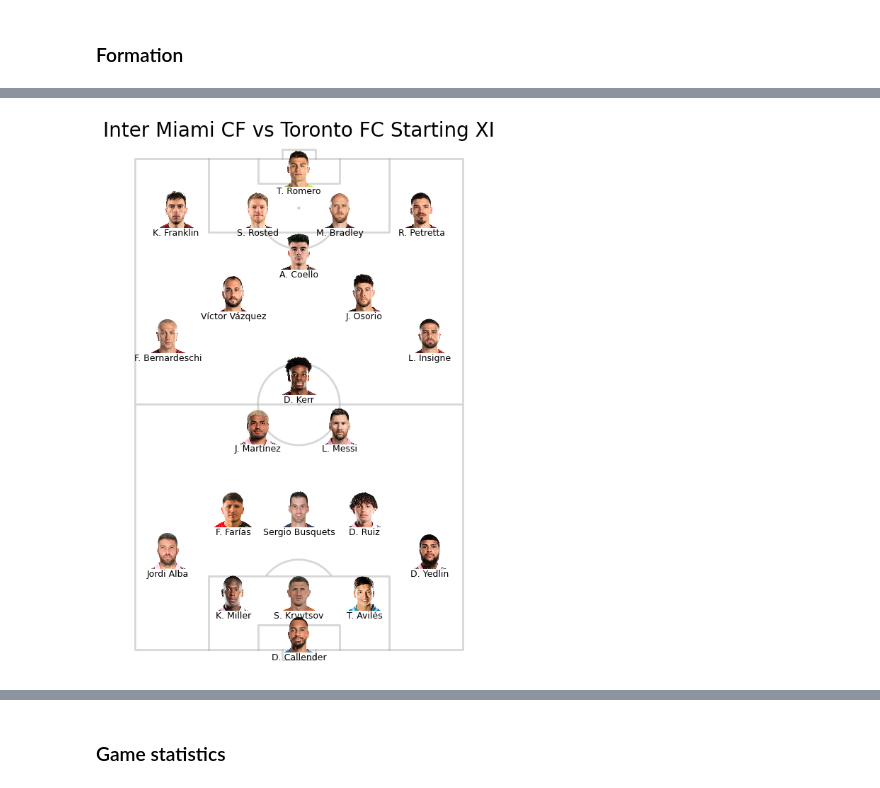
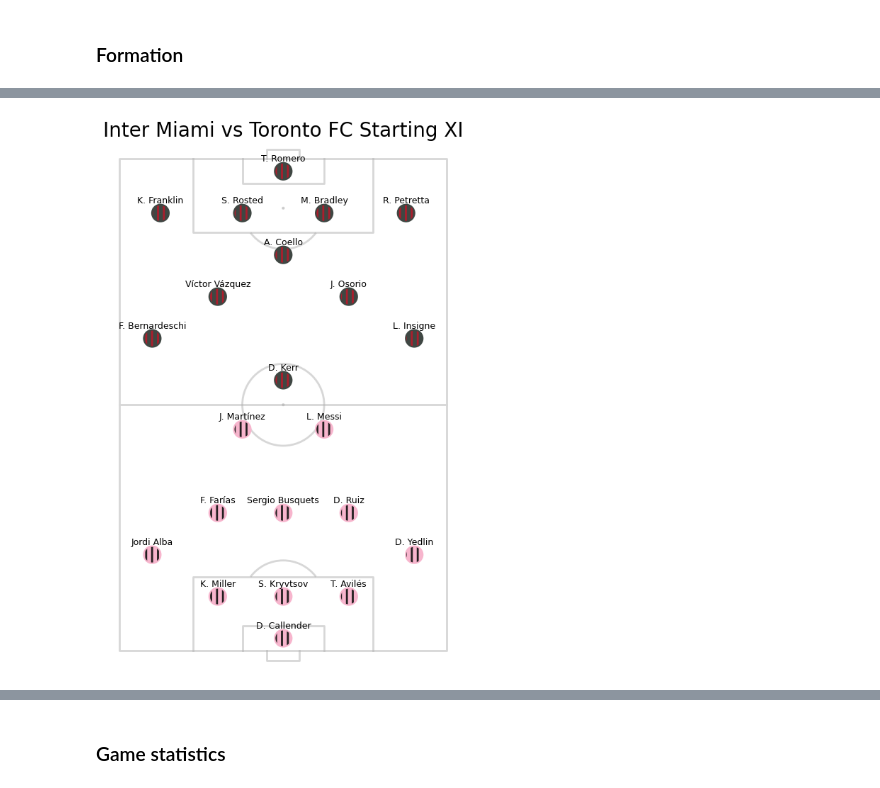
Before and after one commit to akyuzdilhan/FootballDataLab, a Jupyter notebook: AnalyseStatsBomb.ipynb, the cells around one changed output, grey strips where cells are left out. Cells and saved outputs as stored; diff of their text form; code cells hidden in the pictures.

```diff
--- a/AnalyseStatsBomb.ipynb
+++ b/AnalyseStatsBomb.ipynb
@@ -240,12 +271,3 @@ visualize_teams_shot_map(shots)
 [figure]
 # %% [markdown]
 ### Shot freeze frame
-# %%
-df_teams_logo_color = pd.read_csv('datasets/MLS_23_table.csv', usecols=['Team', 'Logo path', 'MainColor', 'SecondaryColor'])
-team_name_mappingSD = {
-    "Los Angeles FC": "LAFC",
-    "Charlotte FC": "Charlotte",
-    "Inter Miami CF": "Inter Miami",
-    "Cincinnati FC": "Cincinnati",
-}
-df_teams_logo_color['Team'] = df_teams_logo_color['Team'].replace(team_name_mappingSD)
@@ -517,4 +403,19 @@ players_image_formation(events_df, tactics)
-# %%
-players_image_vertical_formation(events_df, tactics)
-# %% [output]
-[figure, removed]
+# %%
+def get_starting_xi(event, tactics):
+    teams = events_df['team_name'].unique()
+
+    list_of_xi = []
+    for t in teams:
+        xi_one_team = tactics.merge(
+            events_df.loc[
+                (events_df['type_name'] == 'Starting XI') &
+                (events_df['team_name'] == t)
+            ][['id','tactics_formation','team_name']],
+            on='id',
+            how='inner'
+        )
+        list_of_xi.append(xi_one_team)
+
+    return pd.concat(list_of_xi, ignore_index=True)
+# %%
+starting_xi = get_starting_xi(events_df, tactics)
@@ -520,0 +521,4 @@ players_image_vertical_formation(events_df, tactics)
+# %%
+plot_formation(starting_xi, with_images=False, vertical=True)
+# %% [output]
+[figure, added]
```
Also changed, not shown: parts of 26 cells of this notebook, 31 other files.
